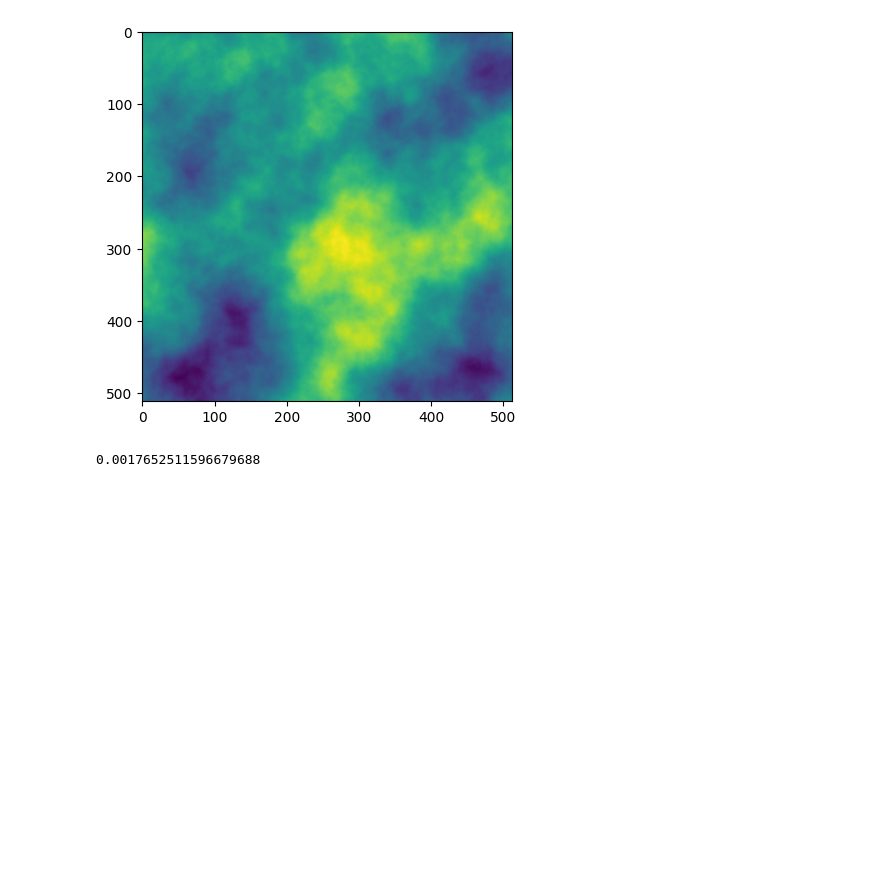
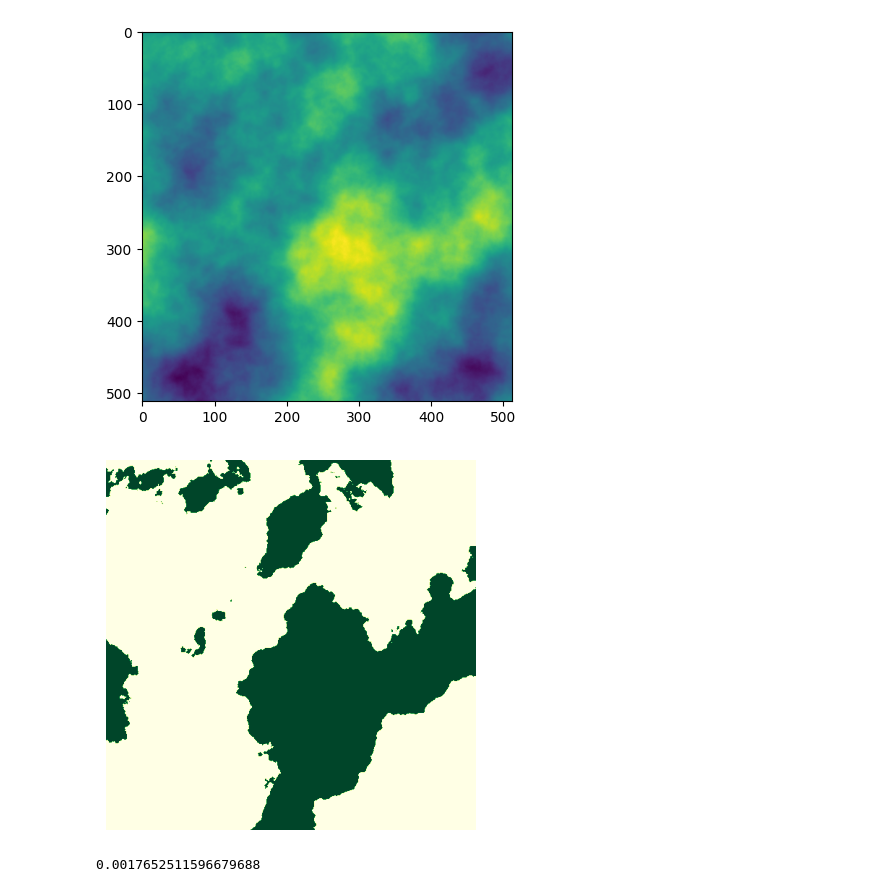
Before and after one commit to silekoch/Treetection, a Jupyter notebook: create_app_dataset.ipynb, the cells around one changed output. Drawn from its saved outputs; the diff is of its cells as text; code cells hidden in the pictures; blank space fills up the shorter version.

```diff
--- a/create_app_dataset.ipynb
+++ b/create_app_dataset.ipynb
@@ -89,6 +89,20 @@ plt.imshow(generate_perlin_noise(512, 512, scale=200, octaves=10))
 plt.show()
 # %% [output]
 [figure]
+# %%
+noise = generate_perlin_noise(512, 512, scale=200, octaves=10)
+
+def imsave(image, name):
+    plt.imshow(image, cmap='YlGn')
+    plt.axis('off')
+    # plt.show()
+    plt.savefig(f"images/{name}.png", bbox_inches='tight')
+
+imsave(noise, "noise")
+imsave(noise>0.4, "noise1")
+imsave(noise>0.6, "noise2")
+# %% [output]
+[figure, added]
 # %%
 def blend_images(image1, image2, mask, threshold):
     mask = mask < threshold
```
Also changed, not shown: 5 other files.
